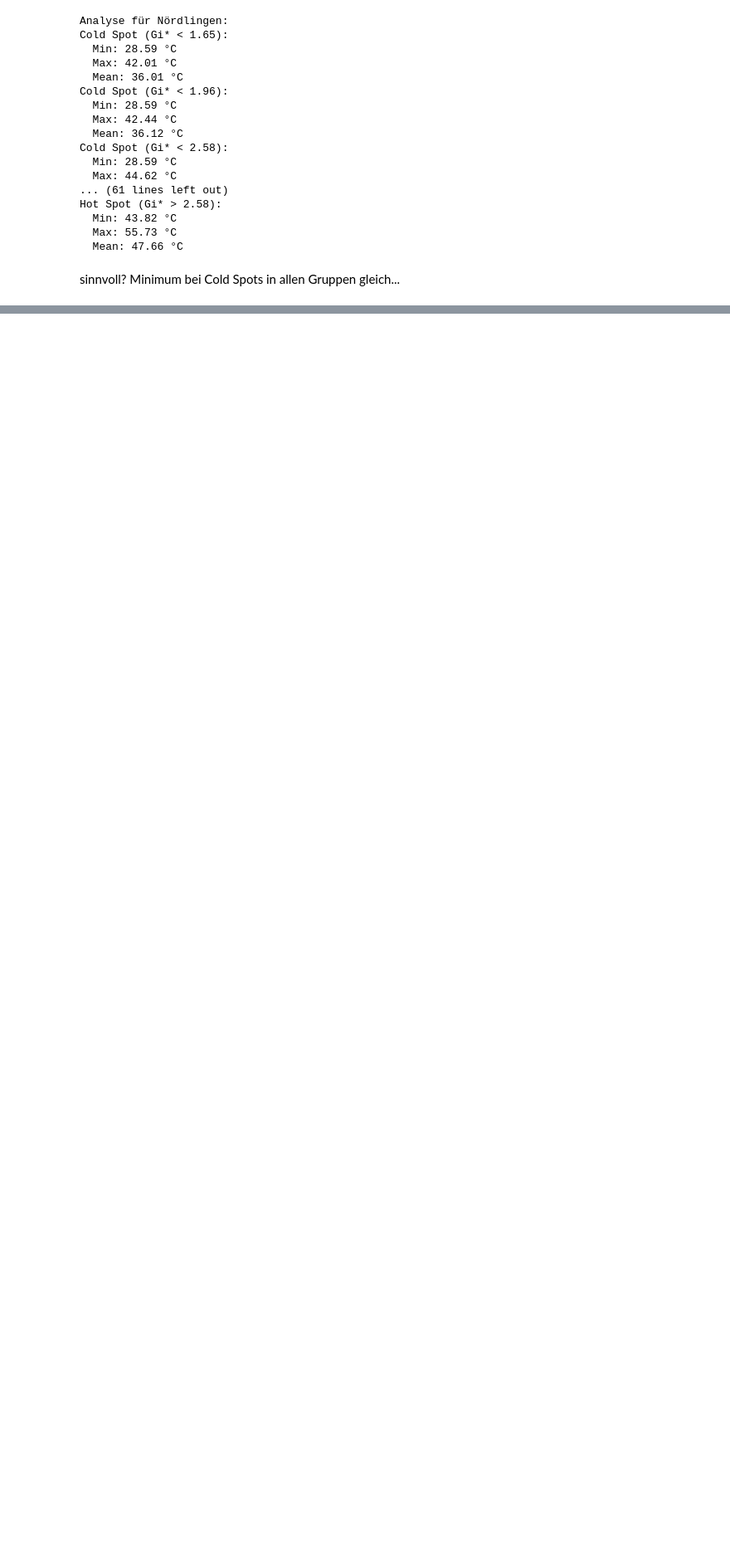
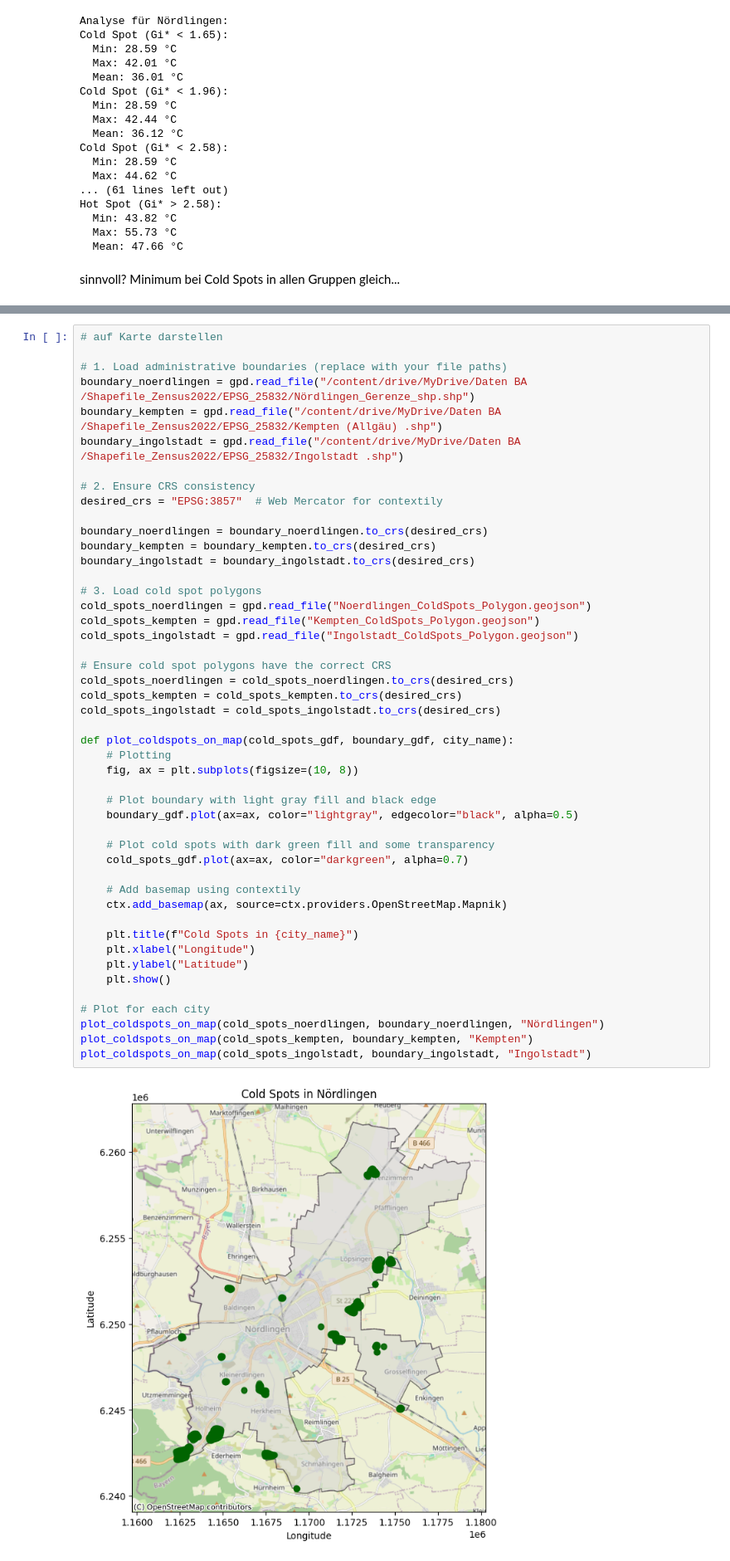
Before and after one commit to Sarah-0405/Bachelorarbeit_, a Jupyter notebook: Cold_Spots_Analysen.ipynb, the cells around one changed output, grey strips where cells are left out. Shown at 83% size. Saved outputs shown, nothing was run; the diff lists cells and outputs as text; blank space fills up the shorter version.

```diff
--- a/Cold_Spots_Analysen.ipynb
+++ b/Cold_Spots_Analysen.ipynb
@@ -546,0 +711,49 @@ sinnvoll? Minimum bei Cold Spots in allen Gruppen gleich...
+# %%
+# auf Karte darstellen
+
+# 1. Load administrative boundaries (replace with your file paths)
+boundary_noerdlingen = gpd.read_file("/content/drive/MyDrive/Daten BA /Shapefile_Zensus2022/EPSG_25832/Nördlingen_Gerenze_shp.shp")
+boundary_kempten = gpd.read_file("/content/drive/MyDrive/Daten BA /Shapefile_Zensus2022/EPSG_25832/Kempten (Allgäu) .shp")
+boundary_ingolstadt = gpd.read_file("/content/drive/MyDrive/Daten BA /Shapefile_Zensus2022/EPSG_25832/Ingolstadt .shp")
+
+# 2. Ensure CRS consistency
+desired_crs = "EPSG:3857"  # Web Mercator for contextily
+
+boundary_noerdlingen = boundary_noerdlingen.to_crs(desired_crs)
+boundary_kempten = boundary_kempten.to_crs(desired_crs)
+boundary_ingolstadt = boundary_ingolstadt.to_crs(desired_crs)
+
+# 3. Load cold spot polygons
+cold_spots_noerdlingen = gpd.read_file("Noerdlingen_ColdSpots_Polygon.geojson")
+cold_spots_kempten = gpd.read_file("Kempten_ColdSpots_Polygon.geojson")
+cold_spots_ingolstadt = gpd.read_file("Ingolstadt_ColdSpots_Polygon.geojson")
+
+# Ensure cold spot polygons have the correct CRS
+cold_spots_noerdlingen = cold_spots_noerdlingen.to_crs(desired_crs)
+cold_spots_kempten = cold_spots_kempten.to_crs(desired_crs)
+cold_spots_ingolstadt = cold_spots_ingolstadt.to_crs(desired_crs)
+
+def plot_coldspots_on_map(cold_spots_gdf, boundary_gdf, city_name):
+    # Plotting
+    fig, ax = plt.subplots(figsize=(10, 8))
+
+    # Plot boundary with light gray fill and black edge
+    boundary_gdf.plot(ax=ax, color="lightgray", edgecolor="black", alpha=0.5)
+
+    # Plot cold spots with dark green fill and some transparency
+    cold_spots_gdf.plot(ax=ax, color="darkgreen", alpha=0.7)
+
+    # Add basemap using contextily
+    ctx.add_basemap(ax, source=ctx.providers.OpenStreetMap.Mapnik)
+
+    plt.title(f"Cold Spots in {city_name}")
+    plt.xlabel("Longitude")
+    plt.ylabel("Latitude")
+    plt.show()
+
+# Plot for each city
+plot_coldspots_on_map(cold_spots_noerdlingen, boundary_noerdlingen, "Nördlingen")
+plot_coldspots_on_map(cold_spots_kempten, boundary_kempten, "Kempten")
+plot_coldspots_on_map(cold_spots_ingolstadt, boundary_ingolstadt, "Ingolstadt")
+# %% [output]
+[figure, added]
```
Also changed, not shown: parts of 16 cells of this notebook, 1 other file.
